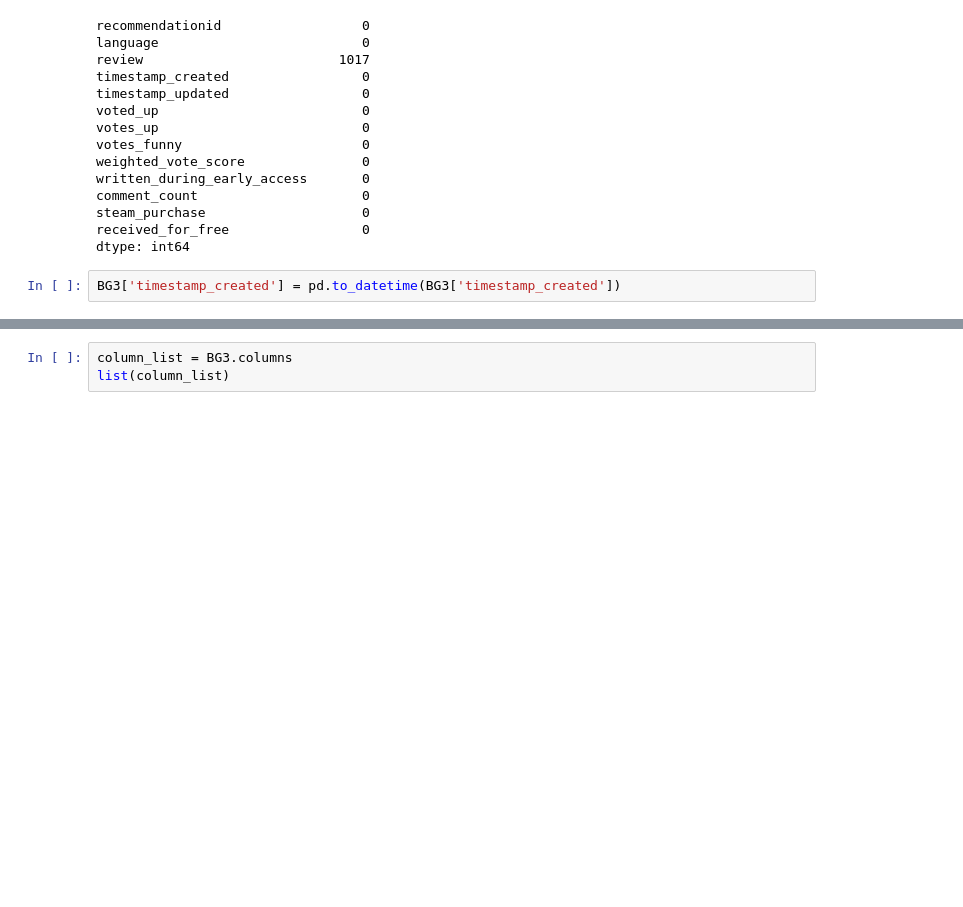
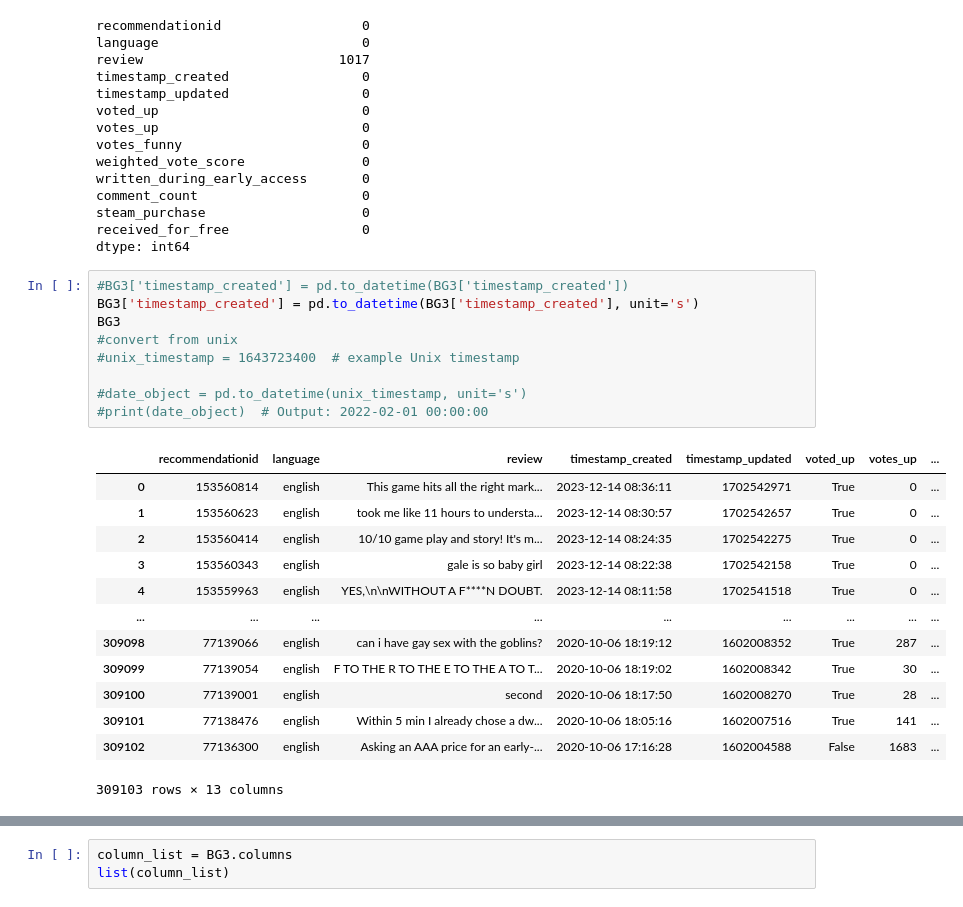
Before and after one commit to ammabe1/Data_Module-2-Mini-Project, a Jupyter notebook: BG3 Reviews Analysis.ipynb, the cells around one changed output, grey strips where cells are left out. Drawn from its saved outputs; the diff is of its cells as text; blank space fills up the shorter version.

Commit message:
update to mini-project, corrected date/time conversion from Unix to standard.

```diff
--- a/BG3 Reviews Analysis.ipynb
+++ b/BG3 Reviews Analysis.ipynb
@@ -165,6 +165,27 @@ comment_count                     0
 steam_purchase                    0
 received_for_free                 0
 dtype: int64
-# %%
-BG3['timestamp_created'] = pd.to_datetime(BG3['timestamp_created'])
+# %%
+#BG3['timestamp_created'] = pd.to_datetime(BG3['timestamp_created'])
+BG3['timestamp_created'] = pd.to_datetime(BG3['timestamp_created'], unit='s')
+BG3
+#convert from unix
+#unix_timestamp = 1643723400  # example Unix timestamp
+
+#date_object = pd.to_datetime(unix_timestamp, unit='s')
+#print(date_object)  # Output: 2022-02-01 00:00:00
+# %% [output]
+|  | recommendationid | language | review | timestamp_created | timestamp_updated | voted_up | votes_up | ... |
+| 0 | 153560814 | english | This game hits all the right mark... | 2023-12-14 08:36:11 | 1702542971 | True | 0 | ... |
+| 1 | 153560623 | english | took me like 11 hours to understa... | 2023-12-14 08:30:57 | 1702542657 | True | 0 | ... |
+| 2 | 153560414 | english | 10/10 game play and story! It's m... | 2023-12-14 08:24:35 | 1702542275 | True | 0 | ... |
+| 3 | 153560343 | english | gale is so baby girl | 2023-12-14 08:22:38 | 1702542158 | True | 0 | ... |
+| 4 | 153559963 | english | YES,\n\nWITHOUT A F****N DOUBT. | 2023-12-14 08:11:58 | 1702541518 | True | 0 | ... |
+| ... | ... | ... | ... | ... | ... | ... | ... | ... |
+| 309098 | 77139066 | english | can i have gay sex with the goblins? | 2020-10-06 18:19:12 | 1602008352 | True | 287 | ... |
+| 309099 | 77139054 | english | F TO THE R TO THE E TO THE A TO T... | 2020-10-06 18:19:02 | 1602008342 | True | 30 | ... |
+| 309100 | 77139001 | english | second | 2020-10-06 18:17:50 | 1602008270 | True | 28 | ... |
+| 309101 | 77138476 | english | Within 5 min I already chose a dw... | 2020-10-06 18:05:16 | 1602007516 | True | 141 | ... |
+| 309102 | 77136300 | english | Asking an AAA price for an early-... | 2020-10-06 17:16:28 | 1602004588 | False | 1683 | ... |
+309103 rows × 13 columns
 # %%
```
Also changed, not shown: parts of 4 cells of this notebook.
